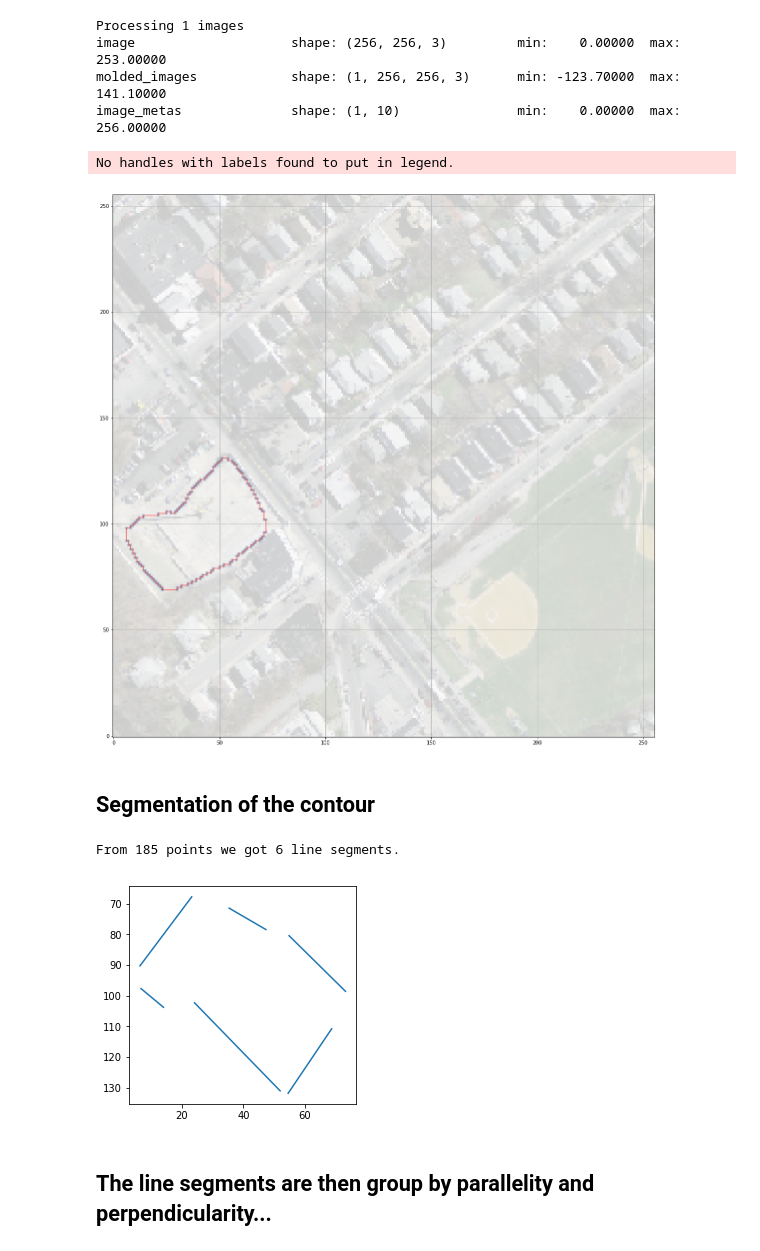
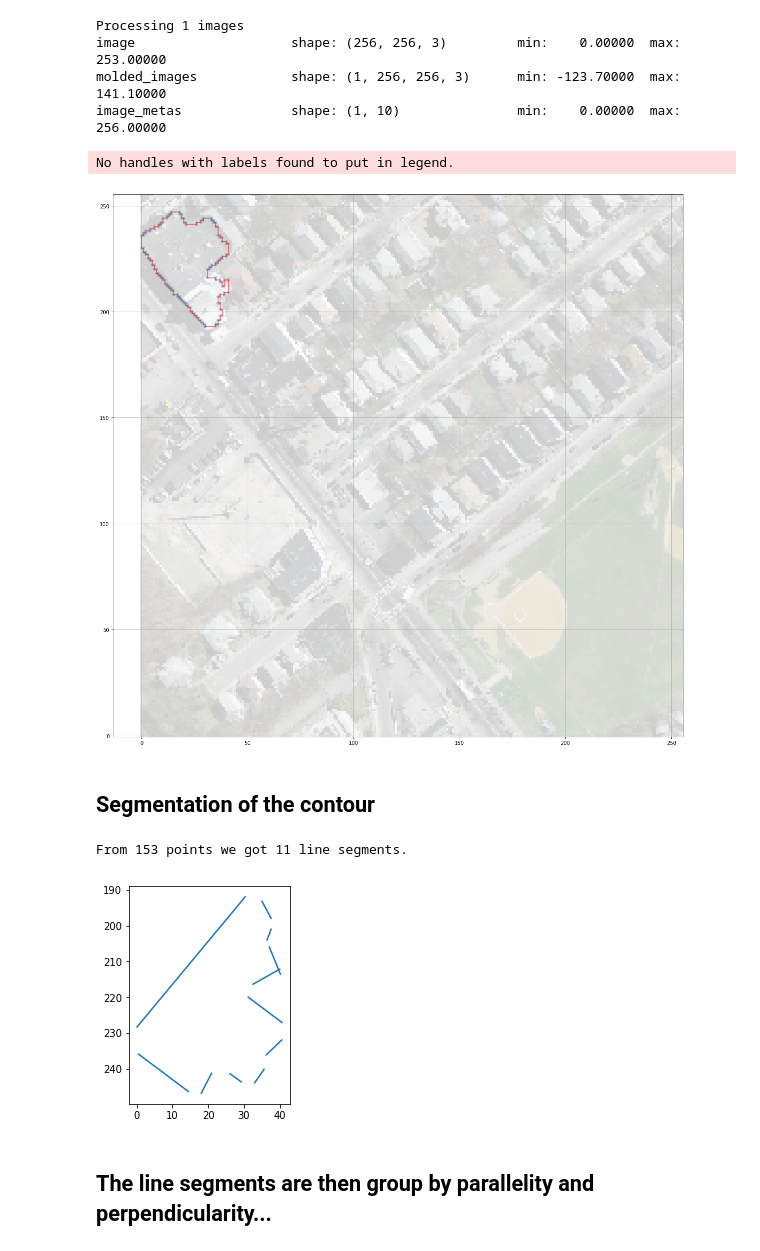
Before and after one commit to mnboos/osm-instance-segmentation, a Jupyter notebook: Regularization.ipynb, the cells around one changed output. Saved outputs shown, nothing was run; the diff lists cells and outputs as text; code cells hidden in the pictures.

```diff
--- a/Regularization.ipynb
+++ b/Regularization.ipynb
@@ -65,37 +65,29 @@ image_metas              shape: (1, 10)               min:    0.00000  max:  256
 # %%
 from core.utils import MarchingSquares
 
 # m = MarchingSquares.from_file(p)
 # points = m.find_contour(approximization_tolerance=approximization_tolerance)
 # main_orientation, _ = m.main_orientation(angle_in_degrees=True)
-# print(main_orientation)
 
-main_orientation = 0
-points = point_sets[2]
-
-ls = rotate(LineString([(-100,0),(100,0)]), main_orientation+90)
+points = point_sets[0]
 
 x = np.asarray(list(map(lambda p: p[0], points)))
 y = np.asarray(list(map(lambda p: p[1], points)))
 
 fig, ax = plt.subplots(figsize=(20,20))
 ax.set(aspect='equal')
 ax.imshow(image, alpha=0.2)
 ax.scatter(x, y, alpha=0.3, edgecolors='none')
 plt.plot(x, y, color="red", alpha=0.6)
-# plt.plot(*ls.coords.xy)
-
-# lc = mc.LineCollection([ls.coords])
-# ax.add_collection(lc)
 
 ax.legend()
 ax.grid(True)
 
 plt.gca().invert_yaxis()
 plt.show()
 # %% [output]
 No handles with labels found to put in legend.
-[figure, old version]
+[figure, new version]
 # %% [markdown]
 ## Segmentation of the contour
 # %%
@@ -116,8 +108,8 @@ ax.add_collection(lc)
 ax.autoscale()
 plt.gca().invert_yaxis()
 # %% [output]
-From 185 points we got 6 line segments.
+From 153 points we got 11 line segments.
-[figure, old version]
+[figure, new version]
 # %% [markdown]
 ## The line segments are then group by parallelity and perpendicularity...
 # %%
```
Also changed, not shown: parts of 6 cells of this notebook.
